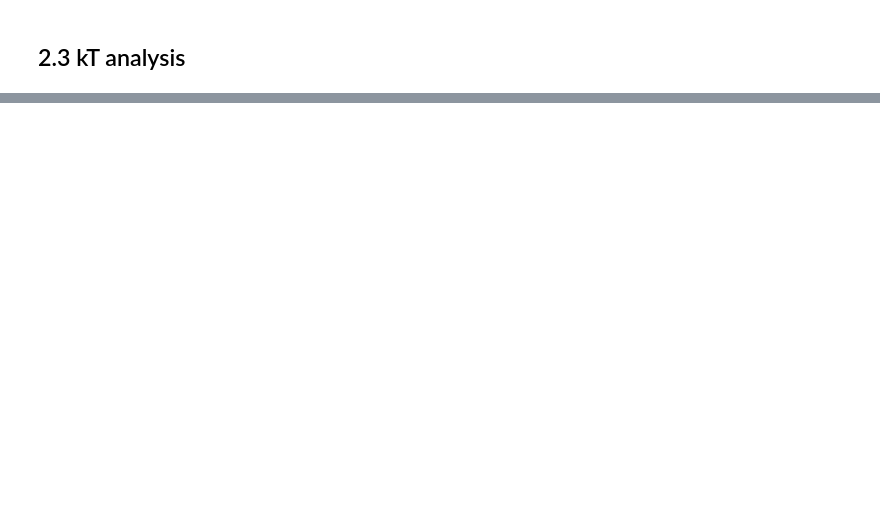
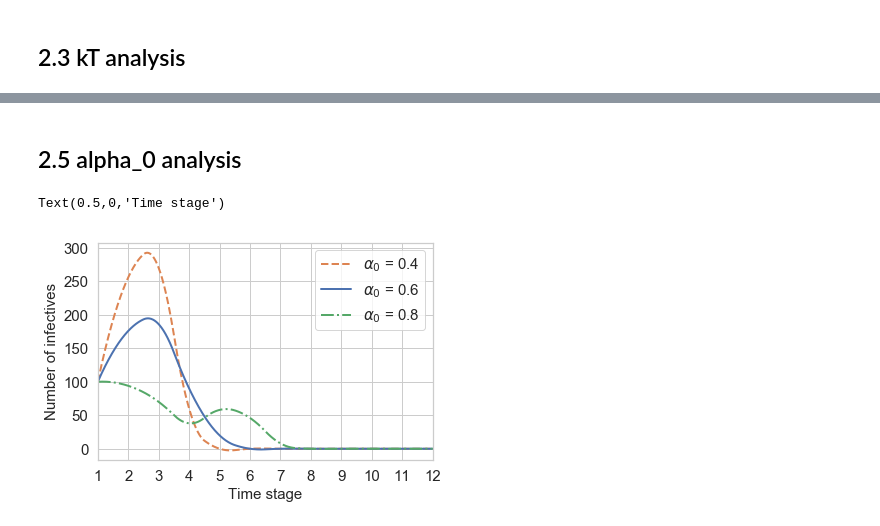
Before and after one commit to kadysongbb/drmdp, a Jupyter notebook: plot.ipynb, the cells around one changed output, grey strips where cells are left out. Saved outputs shown, nothing was run; the diff lists cells and outputs as text; code cells hidden in the pictures; blank space fills up the shorter version.

```diff
--- a/plot.ipynb
+++ b/plot.ipynb
@@ -377,0 +365,27 @@ Text(0.5,0,'Time stage')
+# %% [markdown]
+## 2.5 alpha_0 analysis
+# %%
+xi_dddrmdp1_alp1 = [100, 256, 270, 60, 0, 0, 0, 0, 0, 0, 0, 0]
+xi_dddrmdp1_alp2 = [100, 176, 186, 90, 20, 0, 0, 0, 0, 0, 0, 0]
+xi_dddrmdp1_alp3 = [100, 94, 70, 38, 58, 46, 8, 0, 0, 0, 0, 0]
+
+f_alp1 = interp1d(np.arange(1,13), xi_dddrmdp1_alp1, kind='quadratic')
+f_alp2 = interp1d(np.arange(1,13), xi_dddrmdp1_alp2, kind='quadratic')
+f_alp3 = interp1d(np.arange(1,13), xi_dddrmdp1_alp3, kind='quadratic')
+
+xnew = np.linspace(1,12,num=1000)
+plt.figure()
+plt.plot(xnew, f_alp1(xnew),'--', label = r'$\alpha_0$ = 0.4',linewidth = 2, color = orange)
+plt.plot(xnew, f_alp2(xnew),'-',label = r'$\alpha_0$ = 0.6',linewidth = 2, color = blue)
+plt.plot(xnew, f_alp3(xnew),'-.',label = r'$\alpha_0$ = 0.8',linewidth = 2, color = green)
+
+plt.legend(fontsize = 15)
+plt.xticks(fontsize= 15)
+plt.yticks(fontsize= 15)
+plt.xticks(np.arange(1,13))
+plt.xlim((1,12))
+plt.ylabel('Number of infectives', fontsize = 15)
+plt.xlabel('Time stage', fontsize = 15)
+# %% [output]
+Text(0.5,0,'Time stage')
+[figure, added]
```
Also changed, not shown: parts of 5 cells of this notebook, 10 other files.
